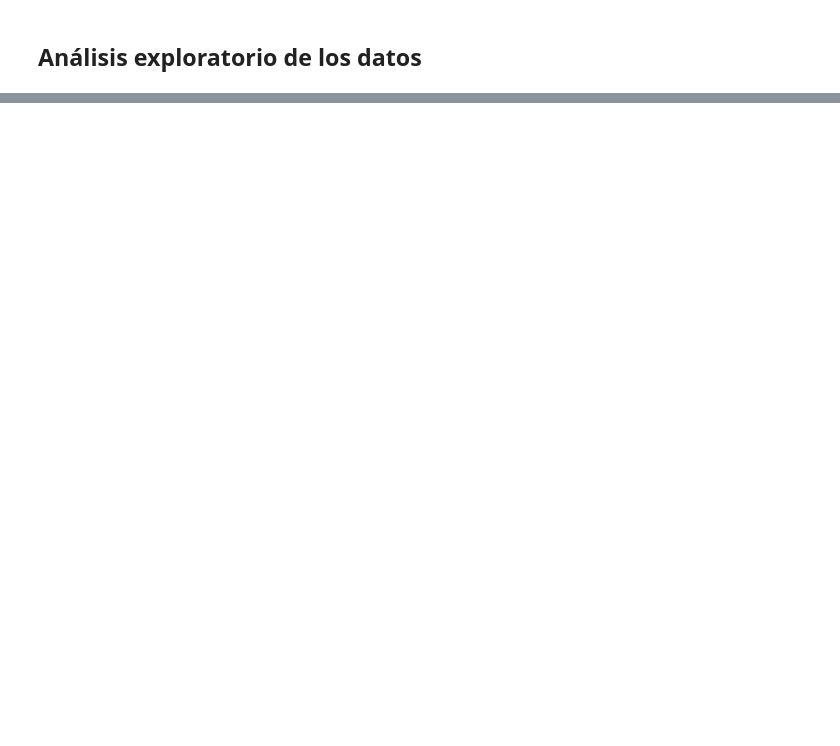
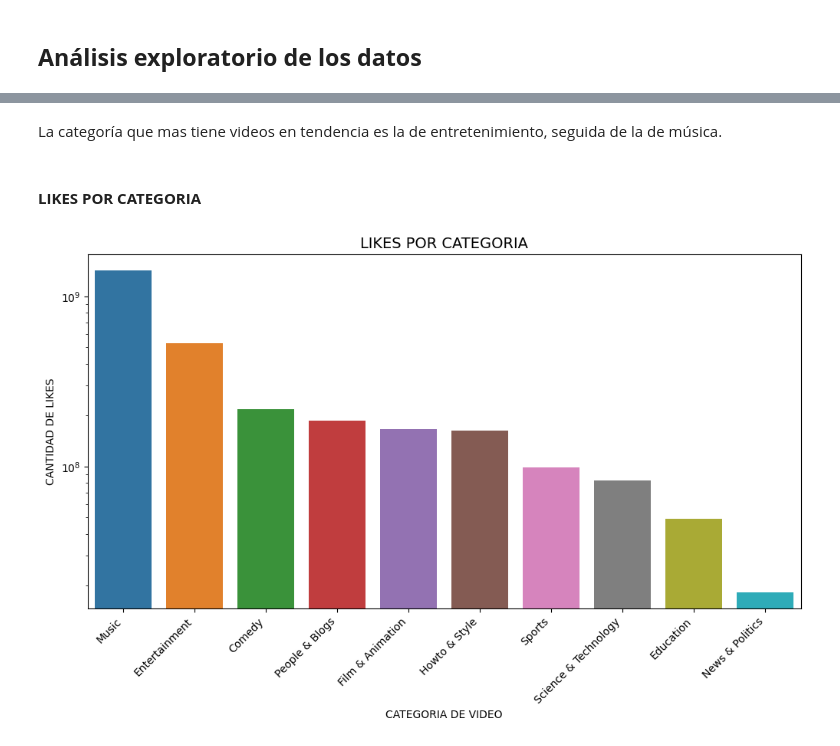
Before and after one commit to lauracamilaballesteros/proyecto-youtube, a Jupyter notebook: proyecto.ipynb, the cells around one changed output, grey strips where cells are left out. Saved outputs shown, nothing was run; the diff lists cells and outputs as text; code cells hidden in the pictures; blank space fills up the shorter version.

```diff
--- a/proyecto.ipynb
+++ b/proyecto.ipynb
@@ -299,0 +313,17 @@ tendencia?
+# %% [markdown]
+La categoría que mas tiene videos en tendencia es la de entretenimiento, seguida de la de música.
+# %% [markdown]
+#### **LIKES POR CATEGORIA**
+# %%
+likes_by_category = df_top_10_categories.groupby('category_name')['likes'].sum().sort_values(ascending=False)
+palette = sns.color_palette('tab10', n_colors=len(likes_by_category))
+plt.figure(figsize=(12, 6))
+sns.barplot(x=likes_by_category.index, y=likes_by_category.values, palette=palette)
+plt.xlabel('CATEGORIA DE VIDEO')
+plt.ylabel('CANTIDAD DE LIKES')
+plt.title('LIKES POR CATEGORIA', fontsize=14)
+plt.xticks(rotation=45, ha='right')
+plt.yscale('log')
+plt.show()
+# %% [output]
+[figure, added]
```
Also changed, not shown: parts of 12 cells of this notebook.
